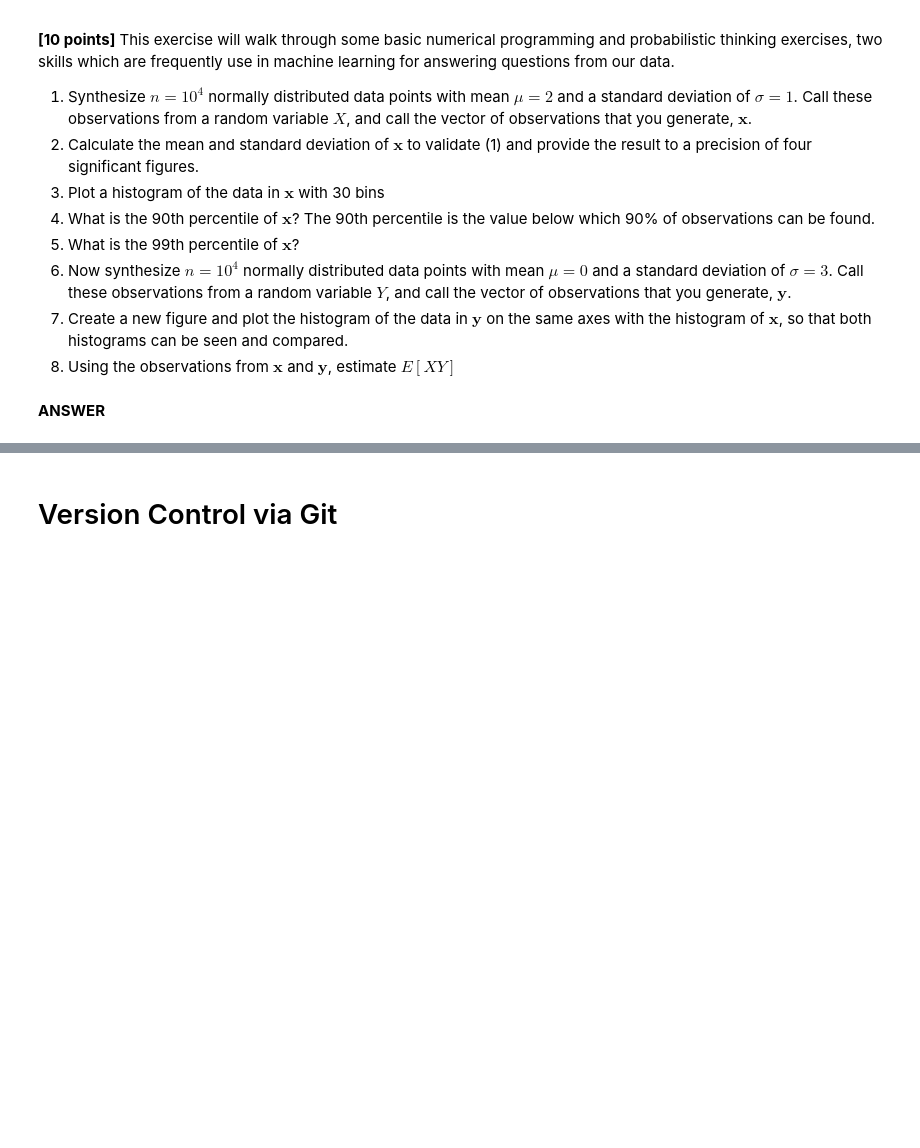
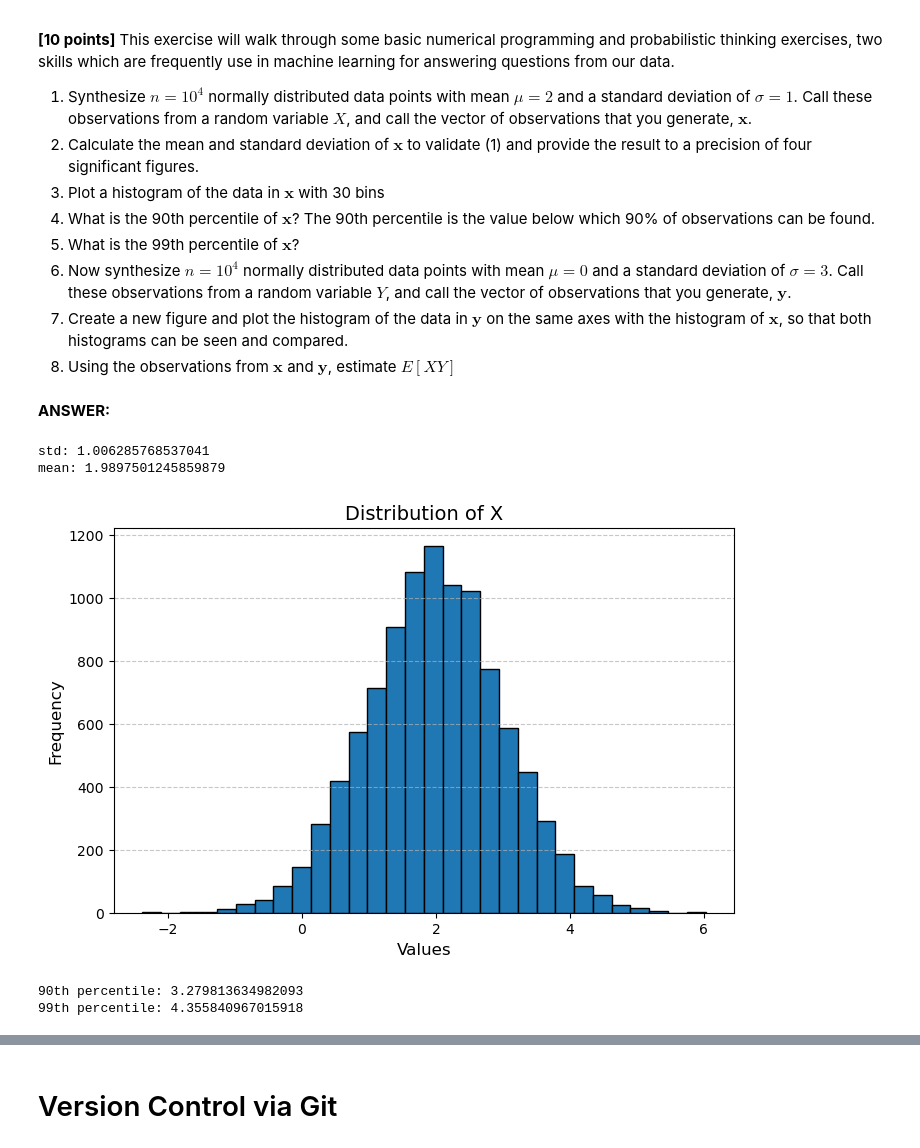
Before and after one commit to sarahbethea/csci547_ML, a Jupyter notebook: assignments/Assignment_1.ipynb, the cells around one changed output, grey strips where cells are left out. Drawn from its saved outputs; the diff is of its cells as text; code cells hidden in the pictures; blank space fills up the shorter version.

```diff
--- a/assignments/Assignment_1.ipynb
+++ b/assignments/Assignment_1.ipynb
@@ -459,4 +459,45 @@ The vectorized code is 814.68 times faster than the nonvectorized code
 7. Create a new figure and plot the histogram of the data in $\textbf{y}$ on the same axes with the histogram of $\textbf{x}$, so that both histograms can be seen and compared.
 8. Using the observations from $\textbf{x}$ and $\textbf{y}$, estimate $E[XY]$
 # %% [markdown]
-**ANSWER**
+**ANSWER:**
+# %%
+# --- PART 1 ---
+# loc=2: mean=2
+# scale=1: standard deviation=1
+# size=10**4: generate 10^4 observations
+
+rng = np.random.default_rng(42)
+
+X = rng.normal(
+    loc=2,
+    scale=1,
+    size=10**4
+)
+
+# --- PART 2 ---
+print("std:", np.std(X))
+print("mean:", np.mean(X))
+# %% [output]
+std: 1.006285768537041
+mean: 1.9897501245859879
+# %%
+# --- PART 3 ---
+plt.figure(figsize=(8, 5))
+plt.hist(X, bins=30, edgecolor='black')
+plt.title('Distribution of X', fontsize=14)
+plt.xlabel('Values', fontsize=12)
+plt.ylabel('Frequency', fontsize=12)
+plt.grid(axis='y', linestyle='--', alpha=0.7)
+
+plt.show()
+# %% [output]
+[figure, added]
+# %%
+# --- PART 4 ---
+print("90th percentile:", np.percentile(X, 90))
+
+# --- PART 5 ---
+print("99th percentile:", np.percentile(X, 99))
+# %% [output]
+90th percentile: 3.279813634982093
+99th percentile: 4.355840967015918
```
Also changed, not shown: parts of 2 cells of this notebook.
